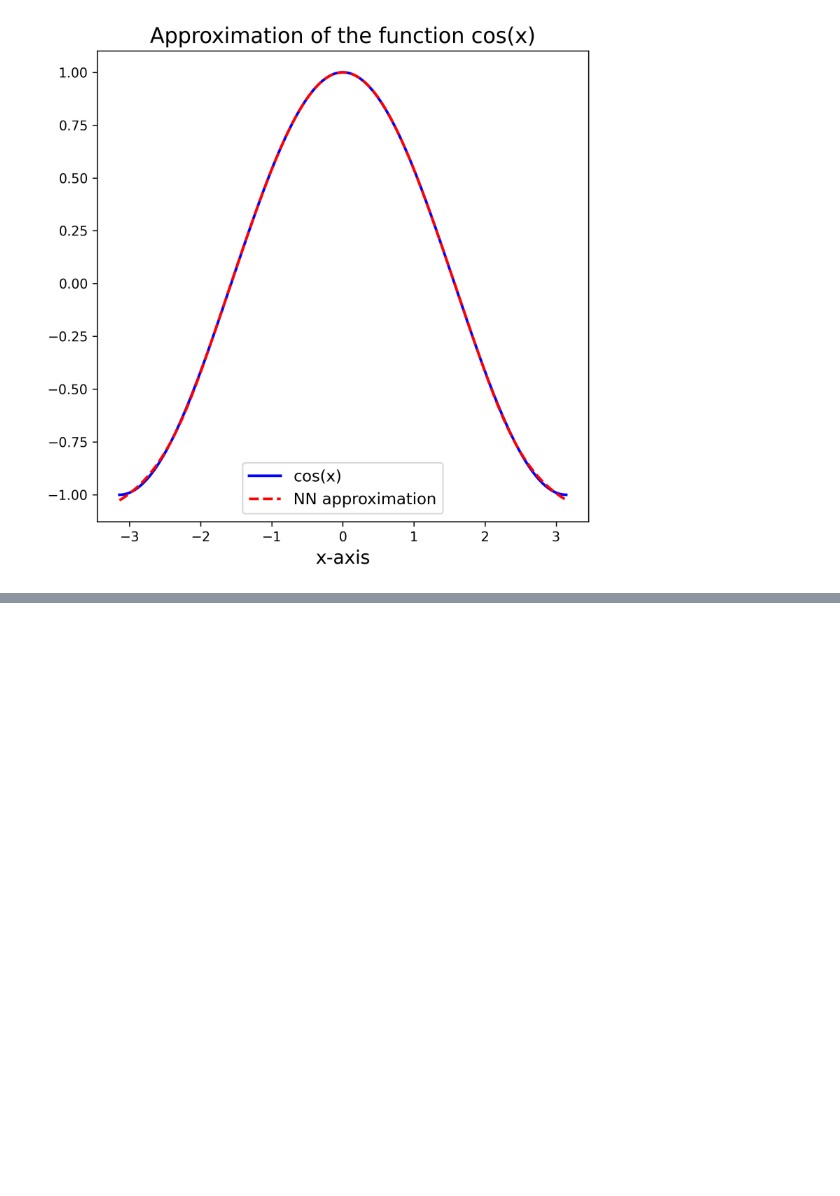
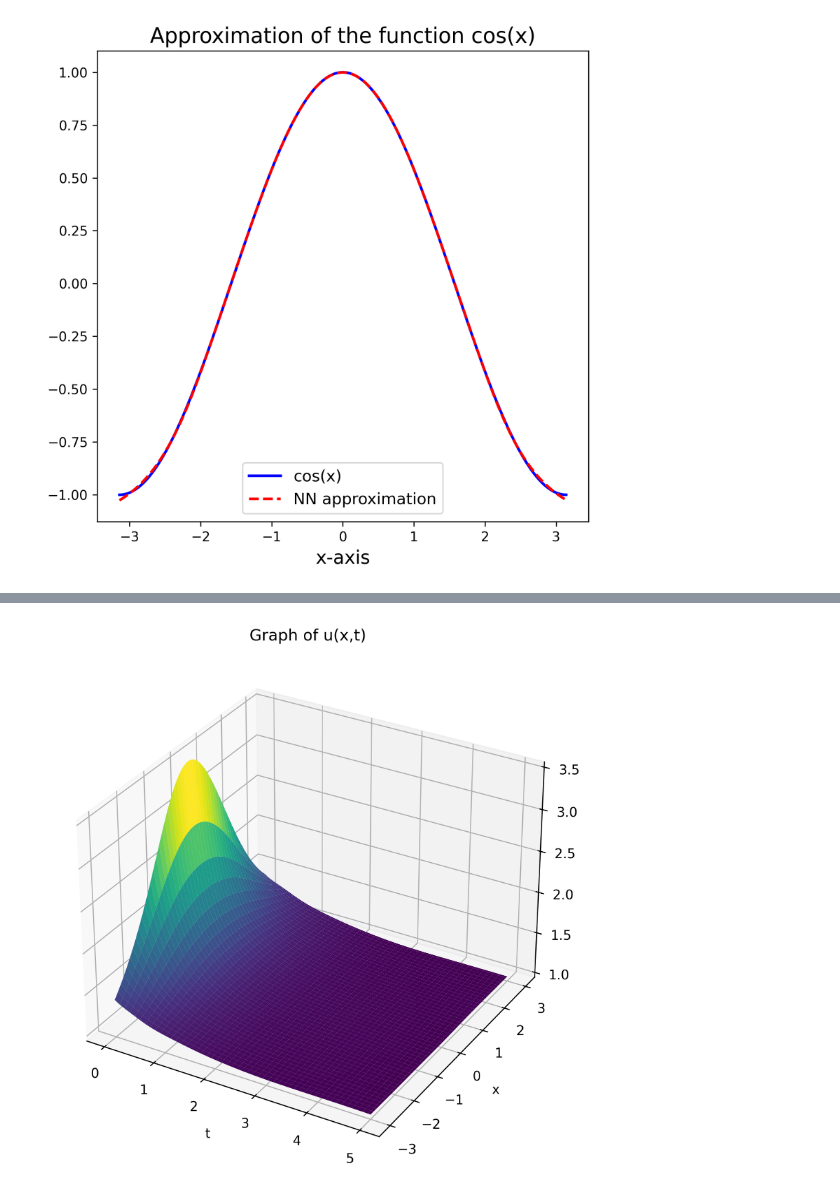
Before and after one commit to Riccardo99KR/NN-for-solving-FKPP, a Jupyter notebook: NN for solving FKPP.ipynb, the cells around one changed output, grey strips where cells are left out. Cells and saved outputs as stored; diff of their text form; code cells hidden in the pictures; blank space fills up the shorter version.

```diff
--- a/NN for solving FKPP.ipynb
+++ b/NN for solving FKPP.ipynb
@@ -421,14 +423,15 @@ y_ic = y0_fun(x_ic)
 model = PINN()
 optimizer = torch.optim.Adam(model.parameters(), lr=1e-3)
 
+epochs = 1000
 # Training
-for epoch in range(3000):
+for epoch in range(epochs):
     optimizer.zero_grad()
     loss = loss_function(model, x_f, t_f, x_bc, t_bc, y_bc, x_ic, t_ic, y_ic)
     loss.backward()
     optimizer.step()
-    if epoch % 500 == 0:
-        print(f"Epoch {epoch}, Loss: {loss.item():.5f}")
+    if epoch ==0 or (epoch+1) %10==0 or epoch == epochs-1:
+        print(f"Epoca: {epoch+1}, loss = {loss}")
 
 # Griglia per grafico
 x = torch.linspace(a, b, 100)
@@ -453,3 +456,4 @@ ax.set_title('Graph of u(x,t)')
 
 plt.tight_layout()
 plt.show()
+# %% [output]
@@ -455,0 +477 @@ plt.show()
+[figure, added]
```
Also changed, not shown: parts of 4 cells of this notebook.
